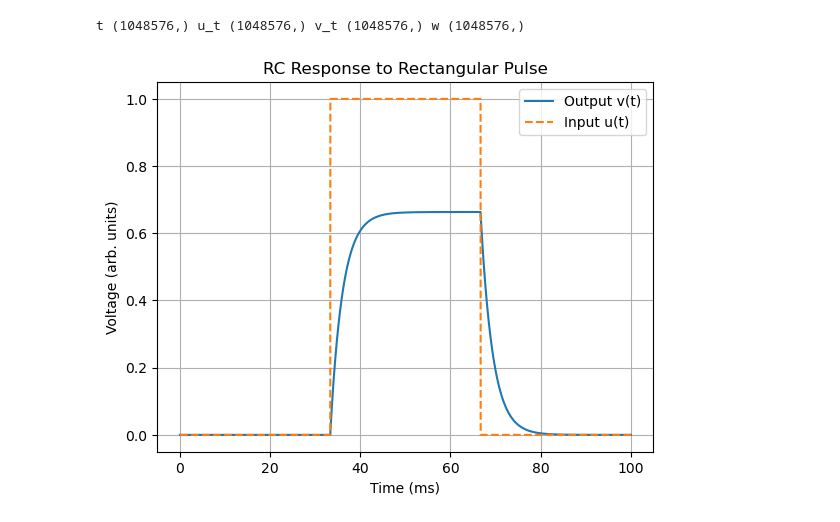
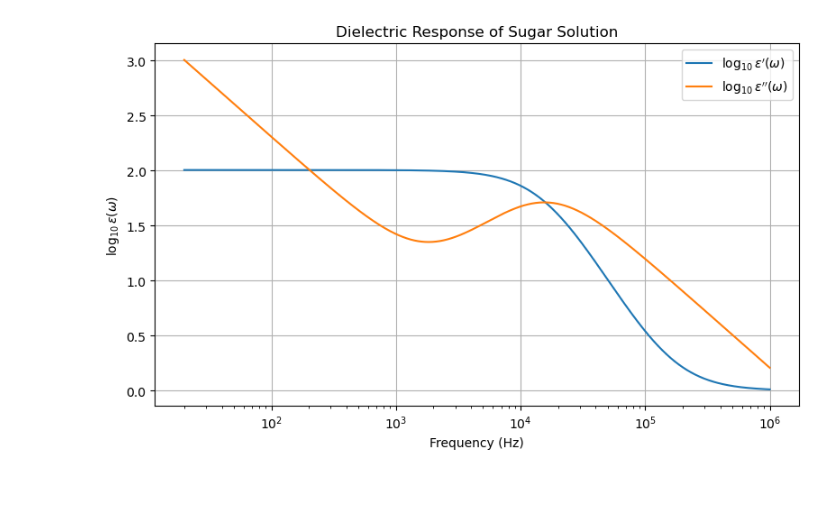
Before and after one commit to luriol/Cryopreservation, a Jupyter notebook: capacitor_time_domain.ipynb, the cells around one changed output. Drawn from its saved outputs; the diff is of its cells as text; code cells hidden in the pictures; blank space fills up the shorter version.

```diff
--- a/capacitor_time_domain.ipynb
+++ b/capacitor_time_domain.ipynb
@@ -112,24 +170,34 @@ plt.yscale("linear")
+# %%
+# Plot the real and imaginary parts of the dielectric function on a log-frequency axis
+f_sub = w_sub / (2 * np.pi)  # Convert angular frequency [rad/s] to Hz
+
+plt.figure(figsize=(8, 5))
+
+# Plot log10 of real and imaginary parts
+plt.plot(f_sub, np.log10(np.real(eps)), label=r"$\log_{10} \epsilon'(\omega)$")
+plt.plot(f_sub, np.log10(-np.imag(eps)), label=r"$\log_{10} \epsilon''(\omega)$")
+
+plt.xscale("log")
+plt.yscale("linear")
+plt.xlabel('Frequency (Hz)')
+plt.ylabel(r'$\log_{10} \epsilon(\omega)$')
+plt.grid(True)
+plt.legend()
+plt.title("Dielectric Response of Sugar Solution")
+plt.tight_layout()
+plt.show()
+# %% [output]
+[figure, added]
 # %%
-tau = 1e-5
-Tk = 220
-# Multiply in frequency domain and return to time domain
-# RC circuit transfer function H(w) = 1 / (1 + i w RC)
-R = 1 * scc.mega
-C = 40 * scc.pico
-H_w = 1 / (1 + 1j * w * R * C * eps_sugar(w,Tk,tau))
+
+# Compute frequency-dependent dielectric function across full frequency range
+eps_full = eps_sugar(w, Temperature, tau)
+
+# Update transfer function: H(w) = 1 / [1 + iωRCε(ω)]
+H_w = 1 / (1 + 1j * w * R * C * eps_full)
+
+# Multiply by Fourier-transformed input signal
 V_w = H_w * U_w
-v_t = np.fft.ifft(V_w).real / dt  # rescale back
-print("t",np.shape(t),"u_t",np.shape(u_t),"v_t",np.shape(v_t),"w",np.shape(w))
 
-# Plot if you want
-plt.plot(t / scc.milli, v_t, label="Output v(t)")
-plt.plot(t / scc.milli, u_t, '--', label="Input u(t)")
-plt.xlabel("Time (ms)")
-plt.ylabel("Voltage (arb. units)")
-plt.legend()
-plt.grid()
-plt.title("RC Response to Rectangular Pulse")
-plt.show()
+# Inverse FFT to get time-domain output voltage
+v_t = np.fft.ifft(V_w).real / dt  # Rescale to undo FFT scaling
-# %% [output]
-t (1048576,) u_t (1048576,) v_t (1048576,) w (1048576,)
-[figure, removed]
```
Also changed, not shown: parts of 14 cells of this notebook, 1 other file.
